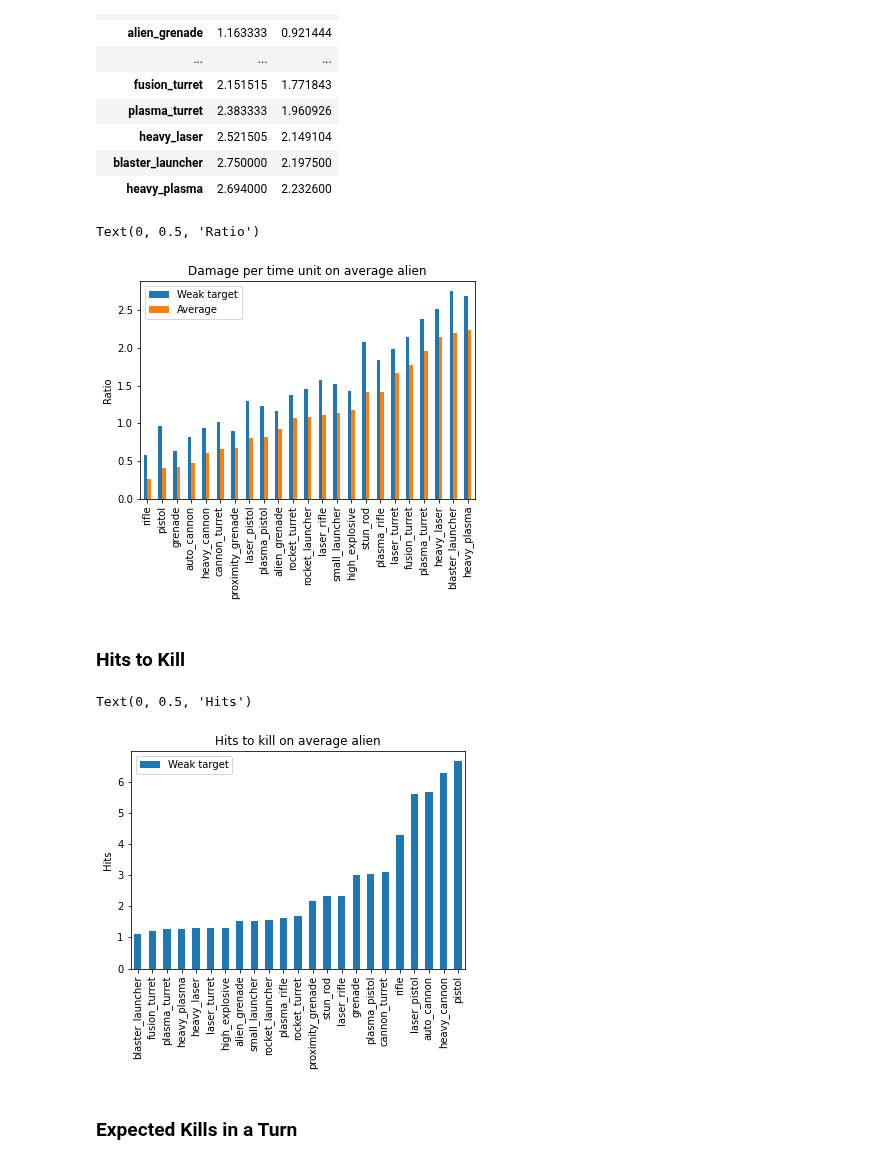
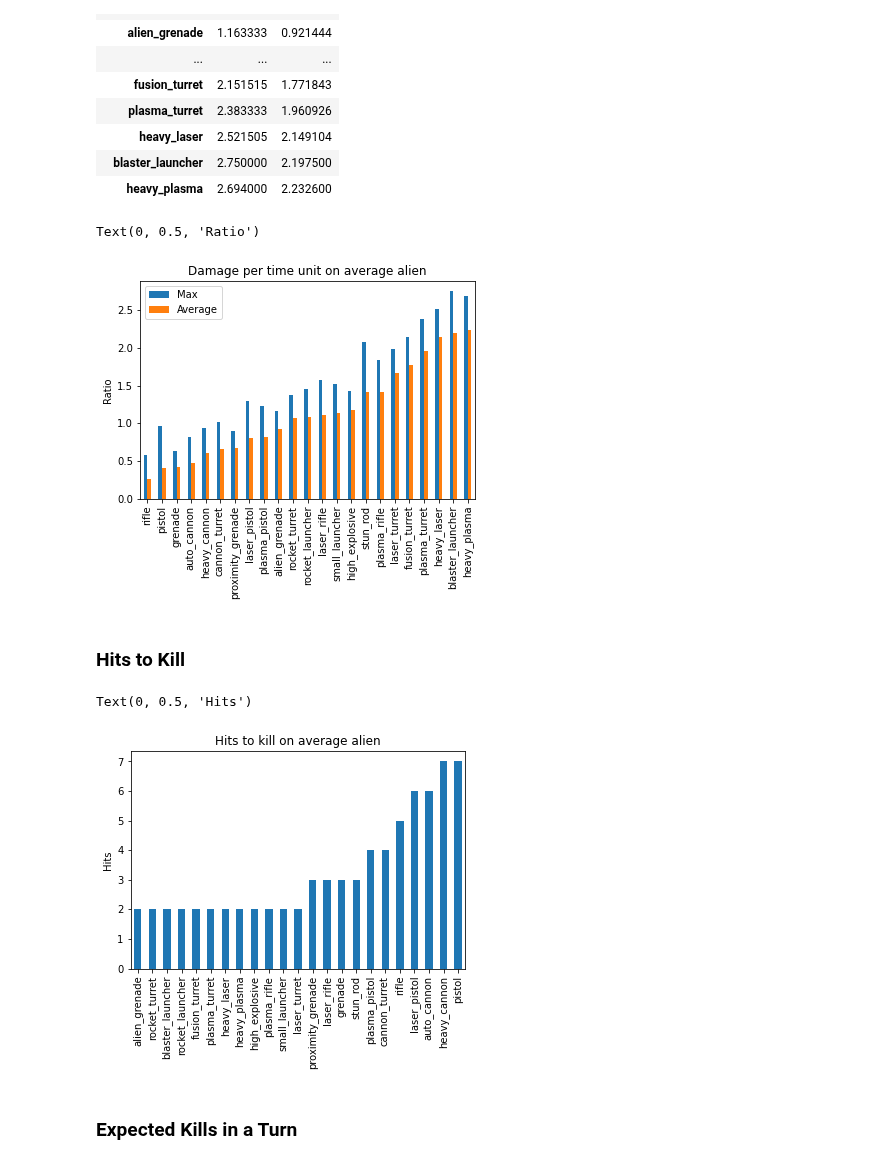
Before and after one commit to Bernardo-MG/xcom-analysis-jupyter-notebook, a Jupyter notebook: enemy_unknown/enemy_survivability.ipynb, the cells around one changed output. Cells and saved outputs as stored; diff of their text form; code cells hidden in the pictures.

```diff
--- a/enemy_unknown/enemy_survivability.ipynb
+++ b/enemy_unknown/enemy_survivability.ipynb
@@ -91,27 +92,27 @@ weapon_damages_per_tu_targets_expected
 | heavy_plasma | 2.694000 | 2.232600 |
 # %%
 ax = weapon_damages_per_tu_targets_expected.plot.bar(title="Damage per time unit on average alien", legend=False)
-ax.legend(["Weak target", "Average"])
+ax.legend(["Max", "Average"])
 ax.xaxis.get_label().set_visible(False)
 ax.set_ylabel("Ratio")
 # %% [output]
 Text(0, 0.5, 'Ratio')
-[figure, old version]
+[figure, new version]
 # %% [markdown]
 ### Hits to Kill
 # %%
 hits_to_kill_average = weapon_data_aliens[["weapon", "hits_to_kill"]]
 hits_to_kill_average = hits_to_kill_average[hits_to_kill_average["hits_to_kill"] < 200]
 hits_to_kill_average = hits_to_kill_average.groupby(["weapon"]).mean()
+hits_to_kill_average["hits_to_kill"] = hits_to_kill_average.apply(lambda x: math.ceil(x["hits_to_kill"]), axis=1)
 hits_to_kill_average = hits_to_kill_average.sort_values(by=["hits_to_kill"])
 # %%
 ax = hits_to_kill_average.plot.bar(title="Hits to kill on average alien", legend=False)
-ax.legend(["Weak target", "Average"])
 ax.xaxis.get_label().set_visible(False)
 ax.set_ylabel("Hits")
 # %% [output]
 Text(0, 0.5, 'Hits')
-[figure, old version]
+[figure, new version]
 # %% [markdown]
 ### Expected Kills in a Turn
 # %%
```
Also changed, not shown: parts of 4 cells of this notebook, 1 other file.
